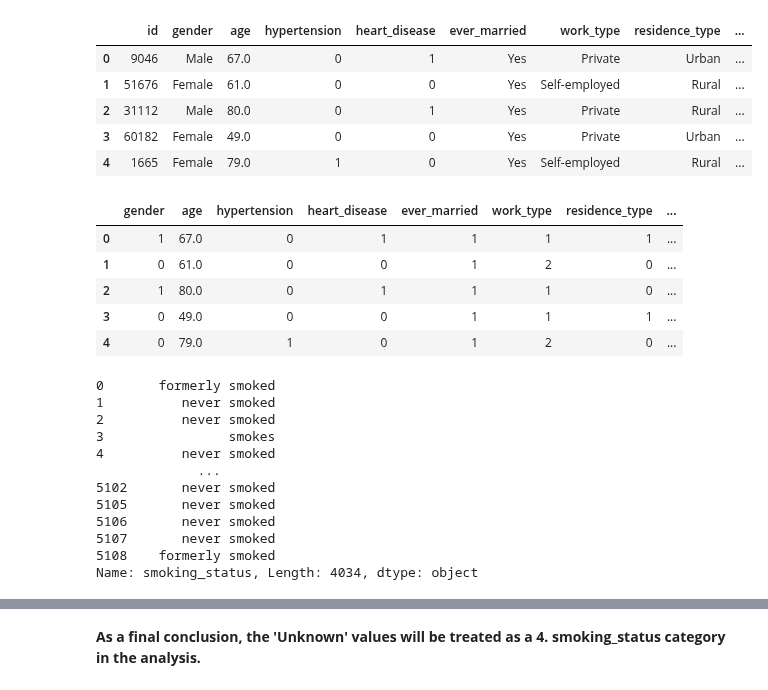
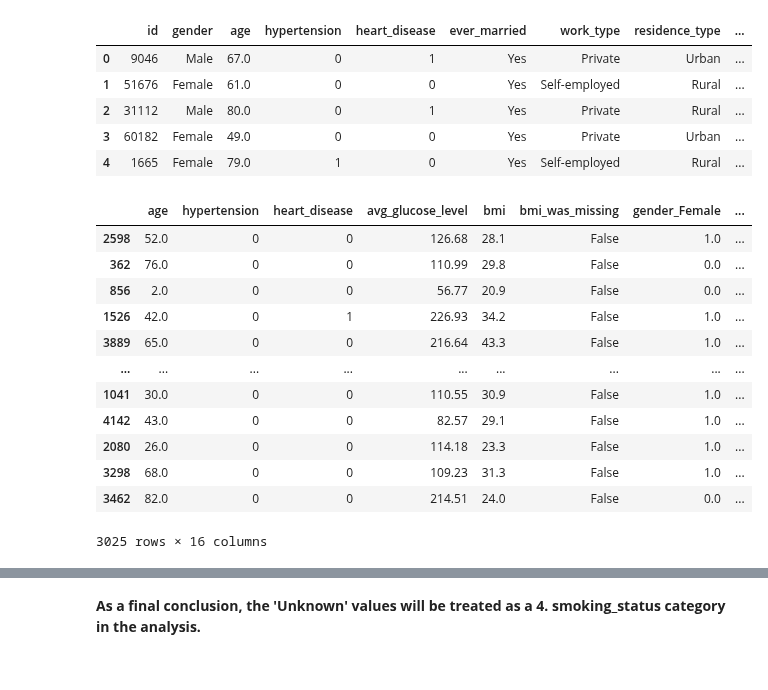
Before and after one commit to bori00/Stroke-Predictor, a Jupyter notebook: Stroke_Predictor.ipynb, the cells around one changed output, grey strips where cells are left out. Cells and saved outputs as stored; diff of their text form; code cells hidden in the pictures.

Commit message:
switch from LabelEncoder to OneHotEncoder

```diff
--- a/Stroke_Predictor.ipynb
+++ b/Stroke_Predictor.ipynb
@@ -871,39 +872,53 @@ smoke_df.head()
 | 2 | 31112 | Male | 80.0 | 0 | 1 | Yes | Private | Rural | ... |
 | 3 | 60182 | Female | 49.0 | 0 | 0 | Yes | Private | Urban | ... |
 | 4 | 1665 | Female | 79.0 | 1 | 0 | Yes | Self-employed | Rural | ... |
-# %%
-label_enc = preprocessing.LabelEncoder() ## all the columns that do not have numerical data need to be label encoded
-
-X['gender'] = label_enc.fit_transform(X['gender'])
-X['ever_married'] = label_enc.fit_transform(X['ever_married'])
-X['residence_type'] = label_enc.fit_transform(X['residence_type'])
-X['work_type'] = label_enc.fit_transform(X['work_type'])
-
-X.head()
-# %% [output]
-|  | gender | age | hypertension | heart_disease | ever_married | work_type | residence_type | ... |
-| 0 | 1 | 67.0 | 0 | 1 | 1 | 1 | 1 | ... |
-| 1 | 0 | 61.0 | 0 | 0 | 1 | 2 | 0 | ... |
-| 2 | 1 | 80.0 | 0 | 1 | 1 | 1 | 0 | ... |
-| 3 | 0 | 49.0 | 0 | 0 | 1 | 1 | 1 | ... |
-| 4 | 0 | 79.0 | 1 | 0 | 1 | 2 | 0 | ... |
-# %%
-y
-# %% [output]
-0       formerly smoked
-1          never smoked
-2          never smoked
-3                smokes
-4          never smoked
-             ...
-5102       never smoked
-5105       never smoked
-5106       never smoked
-5107       never smoked
-5108    formerly smoked
-Name: smoking_status, Length: 4034, dtype: object
 # %%
 X_train, X_test, y_train, y_test = train_test_split(X, y, test_size = 0.25, random_state = 0)
+# %%
+# handling categorical variables
+
+# Get list of categorical variables
+s = (X_train.dtypes == 'object')
+object_cols = list(s[s].index)
+
+# apply one-hot encoder on them
+OH_encoder = OneHotEncoder(handle_unknown='ignore', sparse=False)
+
+OH_transformed_train = OH_encoder.fit_transform(X_train[object_cols])
+OH_transformed_test = OH_encoder.transform(X_test[object_cols])
+
+column_names = OH_encoder.get_feature_names_out(object_cols)
+
+OH_cols_train = pd.DataFrame(OH_transformed_train, columns=column_names)
+OH_cols_test = pd.DataFrame(OH_transformed_test, columns=column_names)
+
+# One-hot encoding removed index; put it back
+OH_cols_train.index = X_train.index
+OH_cols_test.index = X_test.index
+
+# Remove categorical columns (will replace with one-hot encoding)
+num_X_train = X_train.drop(object_cols, axis=1)
+num_X_test = X_test.drop(object_cols, axis=1)
+
+# Add one-hot encoded columns to numerical features
+X_train = pd.concat([num_X_train, OH_cols_train], axis=1)
+X_test = pd.concat([num_X_test, OH_cols_test], axis=1)
+# %%
+X_train
+# %% [output]
+|  | age | hypertension | heart_disease | avg_glucose_level | bmi | bmi_was_missing | gender_Female | ... |
+| 2598 | 52.0 | 0 | 0 | 126.68 | 28.1 | False | 1.0 | ... |
+| 362 | 76.0 | 0 | 0 | 110.99 | 29.8 | False | 0.0 | ... |
+| 856 | 2.0 | 0 | 0 | 56.77 | 20.9 | False | 0.0 | ... |
+| 1526 | 42.0 | 0 | 1 | 226.93 | 34.2 | False | 1.0 | ... |
+| 3889 | 65.0 | 0 | 0 | 216.64 | 43.3 | False | 1.0 | ... |
+| ... | ... | ... | ... | ... | ... | ... | ... | ... |
+| 1041 | 30.0 | 0 | 0 | 110.55 | 30.9 | False | 1.0 | ... |
+| 4142 | 43.0 | 0 | 0 | 82.57 | 29.1 | False | 1.0 | ... |
+| 2080 | 26.0 | 0 | 0 | 114.18 | 23.3 | False | 1.0 | ... |
+| 3298 | 68.0 | 0 | 0 | 109.23 | 31.3 | False | 1.0 | ... |
+| 3462 | 82.0 | 0 | 0 | 214.51 | 24.0 | False | 0.0 | ... |
+3025 rows × 16 columns
 # %%
 for complexity in range(5,156,30):
   print("-------------------------------------------- Tree with max leav nodes = ", complexity)
```
Also changed, not shown: parts of 5 cells of this notebook.
